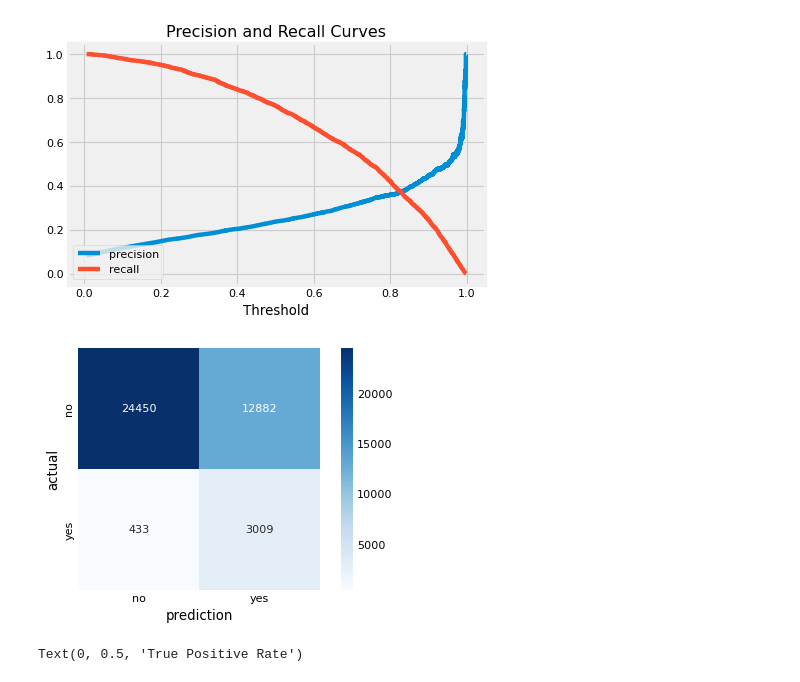
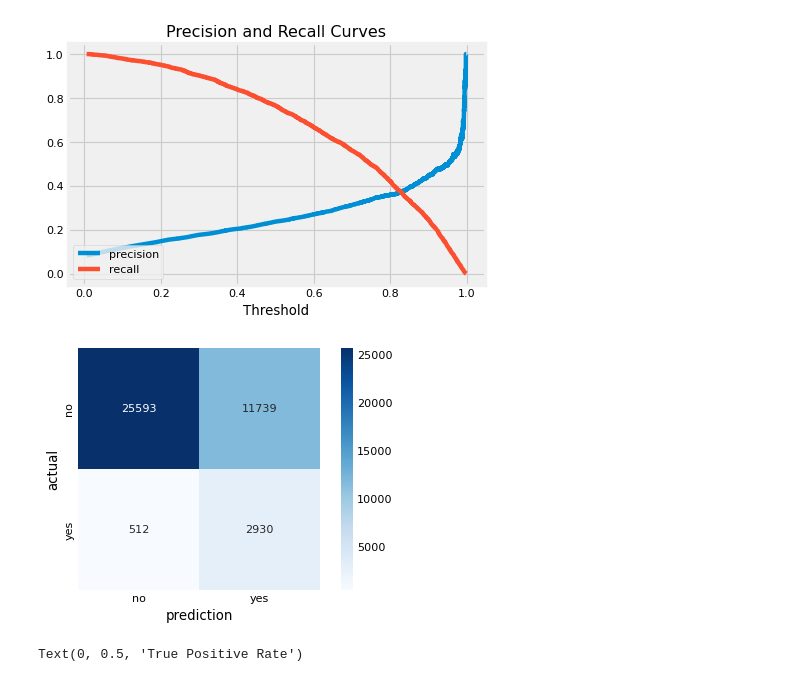
Before and after one commit to Krystkowiakk/Heart-Disease-Patients-Classification, a Jupyter notebook: project 4.ipynb, the cells around one changed output. Cells and saved outputs as stored; diff of their text form; code cells hidden in the pictures.

```diff
--- a/project 4.ipynb
+++ b/project 4.ipynb
@@ -276,9 +276,9 @@ def make_confusion_matrix(m, threshold=0.5):
     plt.xlabel('prediction')
     plt.ylabel('actual');
 # %%
-make_confusion_matrix(LogisticRegression(C=30, class_weight='{0: 1, 1: 20}'), 0.35)
+make_confusion_matrix(LogisticRegression(C=30, class_weight='{0: 1, 1: 20}'), 0.38)
 # %% [output]
-[figure, old version]
+[figure, new version]
 # %%
 from sklearn.metrics import roc_curve
 
```
Also changed, not shown: parts of 20 cells of this notebook, 1 other file.
